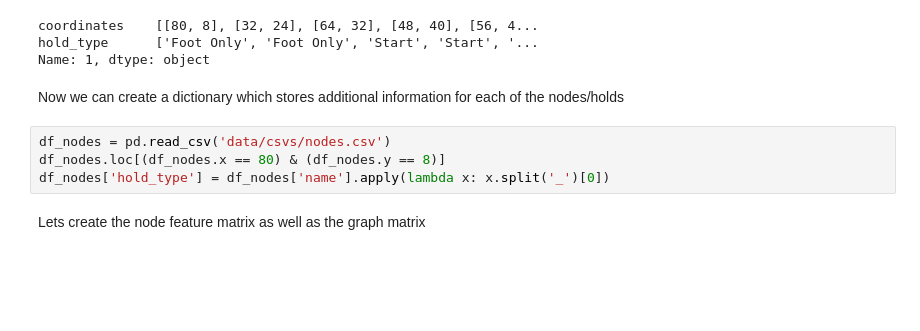
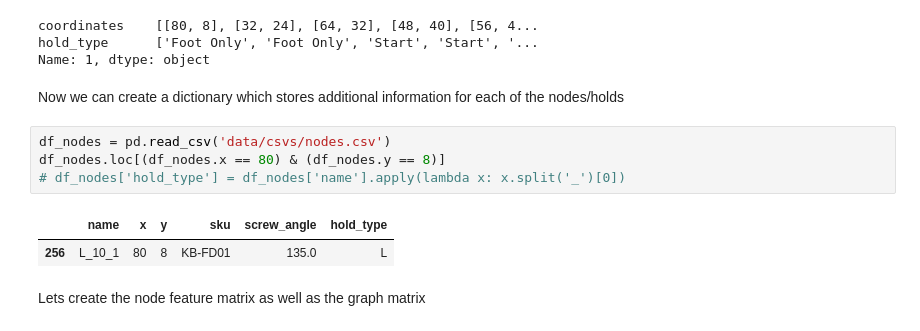
Before and after one commit to TomPlt/KilterBot, a Jupyter notebook: eda.ipynb, the cells around one changed output. Drawn from its saved outputs; the diff is of its cells as text; blank space fills up the shorter version.

```diff
--- a/eda.ipynb
+++ b/eda.ipynb
@@ -243,7 +266,10 @@ Now we can create a dictionary which stores additional information for each of t
 # %%
 df_nodes = pd.read_csv('data/csvs/nodes.csv')
 df_nodes.loc[(df_nodes.x == 80) & (df_nodes.y == 8)]
-df_nodes['hold_type'] = df_nodes['name'].apply(lambda x: x.split('_')[0])
+# df_nodes['hold_type'] = df_nodes['name'].apply(lambda x: x.split('_')[0])
+# %% [output]
+|  | name | x | y | sku | screw_angle | hold_type |
+| 256 | L_10_1 | 80 | 8 | KB-FD01 | 135.0 | L |
 # %% [markdown]
 Lets create the node feature matrix as well as the graph matrix
 # %%
```
Also changed, not shown: parts of 11 cells of this notebook, 3 other files.
